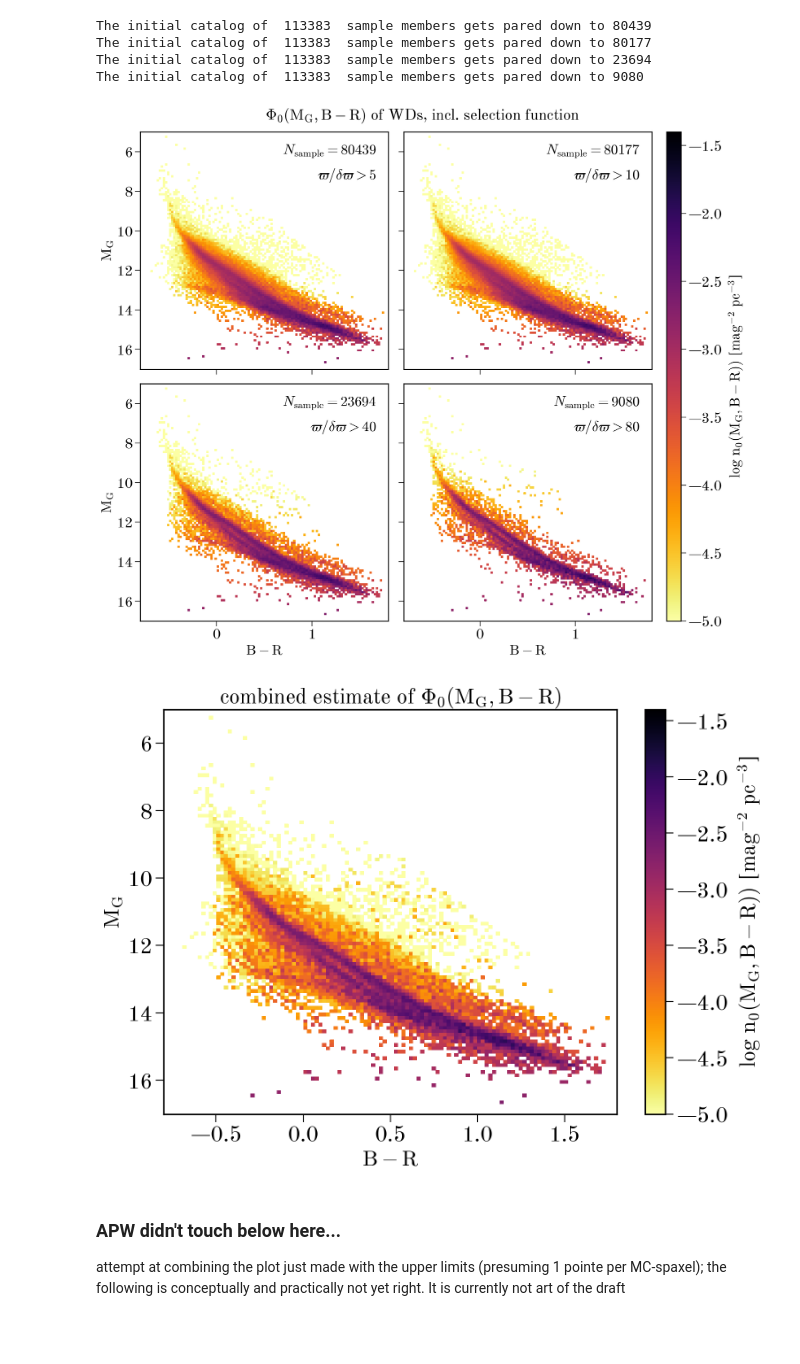
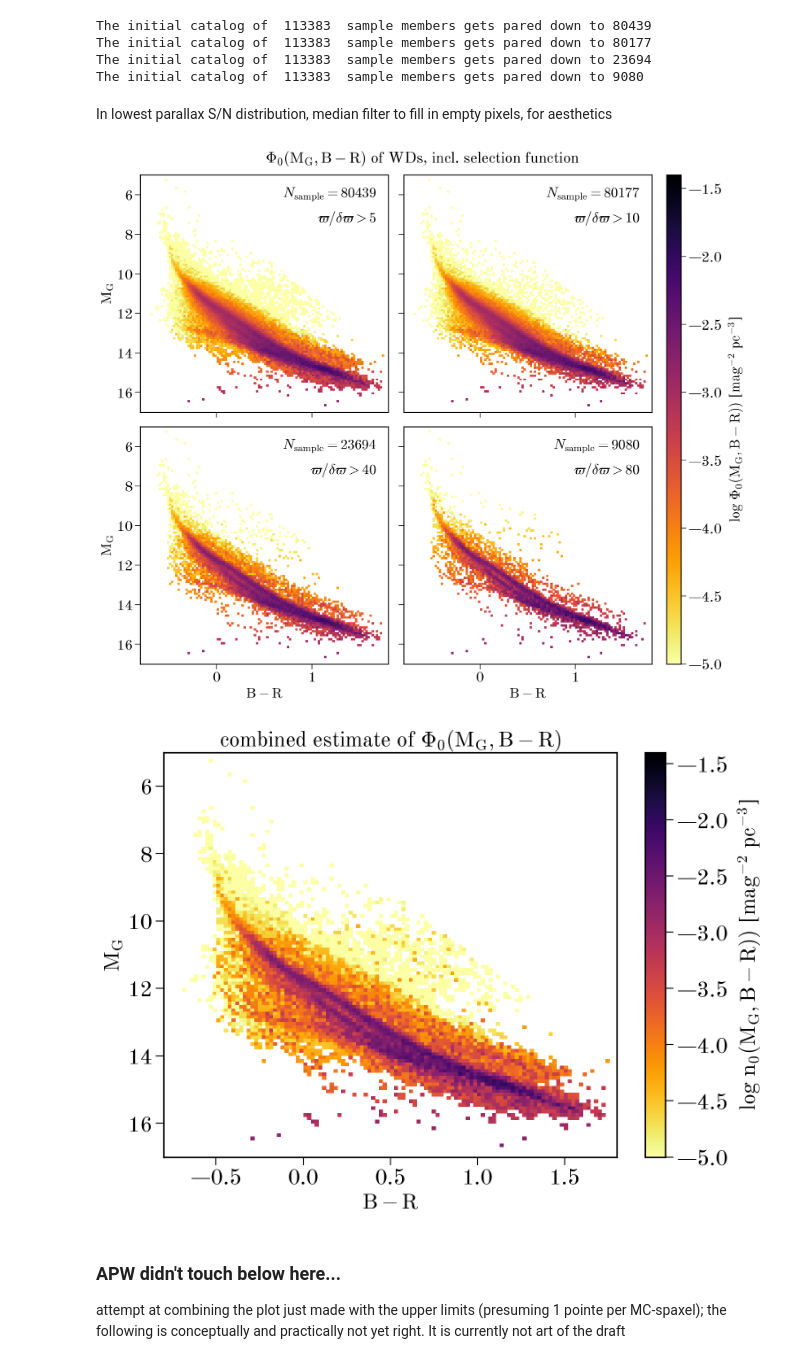
Before and after one commit to gaia-unlimited/WD-selection-function, a Jupyter notebook: notebooks/plots_for_SF_WD_LCF_paper.ipynb, the cells around one changed output. Saved outputs shown, nothing was run; the diff lists cells and outputs as text; code cells hidden in the pictures; blank space fills up the shorter version.

```diff
--- a/notebooks/plots_for_SF_WD_LCF_paper.ipynb
+++ b/notebooks/plots_for_SF_WD_LCF_paper.ipynb
@@ -452,25 +452,21 @@ For the subsequent steps we need two auxilliary functions: the one, get_Veff cal
 # assign to each object in 'catalog' a Veff; not catalog must have columns 'parallax' and 'phot_g_mean_mag'
 # the assumption is that we have cuts in parallax (plxmin), magnitude (Glimit), and PlsS/N
 # there are three possible issues that limit Veff: plxcit, Gmin o plxSN; hence thee cases
-def get_Veff1(M, Glimit, plxSNmin, plxcut):  # obsolete, parked here
-    mG_ref = 22. # reference magnitude so that m and varpi yield a cetain plxSN; empiically calibrated fom eDR3
-    four_pi_thirds = 4 * np.pi / 3.
-    Veff_1 = four_pi_thirds / plxcut**3
-    Veff_2 = four_pi_thirds / (10**( (M + 10 - Glimit) / 5) )**3
-    Veff_3 = four_pi_thirds / (np.sqrt(plxSNmin)*10**((M + 10 - mG_ref) / 10.))**3
-    return np.minimum(np.minimum(Veff_1, Veff_2), Veff_3)
 
 
-def get_Veff(M, Glimit, plxSNmin, plxcut):
-    mG_ref = 22. # reference magnitude so that m and varpi yield a cetain plxSN; empiically calibrated fom eDR3
-#     plx_1,plx_2,plx_3 = plxcut,  10**( (M + 10 - Glimit) / 5),\
-#                         np.sqrt(plxSNmin)*10**((M + 10 - mG_ref) / 10.)
-#     plxmin = np.maximum(np.maximum(plx_1, plx_2), plx_3)
+def get_plxmin(M, Glimit, plxSNmin, plxcut, mG_ref=22.):
+    # mG_ref = reference magnitude so that m and varpi yield a
+    # cetain plxSN; empiically calibrated fom eDR3
     plxmin = np.max([
         np.full_like(M, plxcut),
         10**( (M + 10 - Glimit) / 5),
         np.sqrt(plxSNmin)*10**((M + 10 - mG_ref) / 10)
     ], axis=0)
+    return plxmin
+
+
+def get_Veff(M, Glimit, plxSNmin, plxcut):
+    plxmin = get_plxmin(M, Glimit, plxSNmin, plxcut)
     return (4 * np.pi / 3.) / plxmin**3
 # %% [markdown]
 In the Cell below, we provide the code that does the Veff calculation for the case of a density slab, with a vertically Gaussian profile or scale-height h_z
@@ -714,11 +732,11 @@ We will now explore the impact of changing some of the selection cuts for the sa
 # %%
 sub_distributions = {}
 sub_Ns = {}
-for plxSNmin in [5., 10, 40, 80]:
+for _plxSNmin in [5, 10, 40, 80]:
     iselect = (
         (catalog_c.phot_g_mean_mag.value <= Glimit) &
         (catalog_c.parallax.to_value(u.mas) >= plxcut) &
-        (catalog_c.parallax.value * 10.**(-(catalog_c.phot_g_mean_mag.value - mG_ref) / 5.) >= plxSNmin)
+        (catalog_c.parallax.value * 10.**(-(catalog_c.phot_g_mean_mag.value - mG_ref) / 5.) >= _plxSNmin)
     )
 
     catalog_cut = catalog_c[iselect]
@@ -728,11 +746,11 @@ for plxSNmin in [5., 10, 40, 80]:
           ' sample members gets pared down to', len(catalog_cut))
 
     # and get Veff for this subsample
-    Veff_cut = get_Veff( MG_cut, Glimit, plxSNmin, plxcut)
+    Veff_cut = get_Veff( MG_cut, Glimit, _plxSNmin, plxcut)
     distribution, xe, ye = get_density(MG_cut, BmR_cut, Veff=Veff_cut)
 
-    sub_distributions[plxSNmin] = distribution
-    sub_Ns[plxSNmin] = len(Veff_cut)
+    sub_distributions[_plxSNmin] = distribution
+    sub_Ns[_plxSNmin] = len(Veff_cut)
     sub_xe = xe
     sub_ye = ye
 # %% [output]
@@ -740,3 +758,5 @@ The initial catalog of  113383  sample members gets pared down to 80439
 The initial catalog of  113383  sample members gets pared down to 80177
 The initial catalog of  113383  sample members gets pared down to 23694
 The initial catalog of  113383  sample members gets pared down to 9080
+# %% [markdown]
+In lowest parallax S/N distribution, median filter to fill in empty pixels, for aesthetics
@@ -743,3 +765,12 @@ The initial catalog of  113383  sample members gets pared down to 9080
+# %%
+_plxSNmin = 5
+dist = sub_distributions[_plxSNmin]
+blurred = median_filter(dist, size=2)
+# blurred[dist.mask] = np.nan
+
+new_dist = dist.copy().filled(np.nan)
+new_dist[(blurred != 0.) & dist.mask] = blurred[(blurred != 0.) & dist.mask]
+sub_distributions[_plxSNmin] = new_dist
 # %%
 fig, axes = plt.subplots(2, 2, figsize=(14, 12),
                          sharex=True, sharey=True,
@@ -747,35 +778,35 @@ fig, axes = plt.subplots(2, 2, figsize=(14, 12),
 
 for ax, (plxSNmin, distribution) in zip(axes.flat, sub_distributions.items()):
     im = ax.pcolormesh(
             sub_xe, sub_ye, distribution.T - 9,  # kpc^-3 to pc^-3
             cmap=cmap_r,
             vmin=-5.0, vmax=-1.4)
 
     ax.text(0.95, 0.95, "$N_\mathrm{sample} = " + f"{sub_Ns[plxSNmin]}$",
             transform=ax.transAxes, va='top',ha='right', fontsize='medium')
 #     ax.text(0.95, 0.85, r"$\varpi_\mathrm{lim}=3$ mas",
 #             transform=ax.transAxes, va='top',ha='right', fontsize='medium')
     ax.text(0.95, 0.85, rf"$\varpi/\delta\varpi>{plxSNmin:.0f}$",
             transform=ax.transAxes, va='top',ha='right', fontsize='medium')
 
 cb = fig.colorbar(im, ax=axes, aspect=40)
 cb.set_label(
-    "log $\mathrm{n}_0(\mathrm{M}_\mathrm{G}, \mathrm{B}-\mathrm{R}))$ [mag$^{-2}$ pc$^{-3}$]",
+    "log $\mathrm{\Phi}_0(\mathrm{M}_\mathrm{G}, \mathrm{B}-\mathrm{R}))$ [mag$^{-2}$ pc$^{-3}$]",
     labelpad=8,
     rotation=90)
 
 ax.set_xlim(sub_xe.min(), sub_xe.max())
 ax.set_ylim(sub_ye.max(), sub_ye.min())
 
 for ax in axes[:, 0]:
     ax.set_ylabel(r'$\mathrm{M}_\mathrm{G}$')
 for ax in axes[-1]:
     ax.set_xlabel(r'$\mathrm{B}-\mathrm{R}$')
 
 fig.suptitle(r'$\Phi_0(\mathrm{M}_\mathrm{G}, \mathrm{B}-\mathrm{R})$ of WDs, incl. selection function',
              fontsize=24);
 # %% [output]
-[figure, old version]
+[figure, new version]
 # %%
 combined_distribution = None
 for k, distribution in sub_distributions.items():
@@ -811,7 +842,7 @@ filename = "WD300pc_combined_Phi0_estimnate"
 # plt.savefig(filename+".png", dpi=300)
 # plt.savefig(filename+".pdf")
 # %% [output]
-[figure, old version]
+[figure, new version]
 # %% [markdown]
 ### APW didn't touch below here...
 
```
Also changed, not shown: parts of 14 cells of this notebook.
